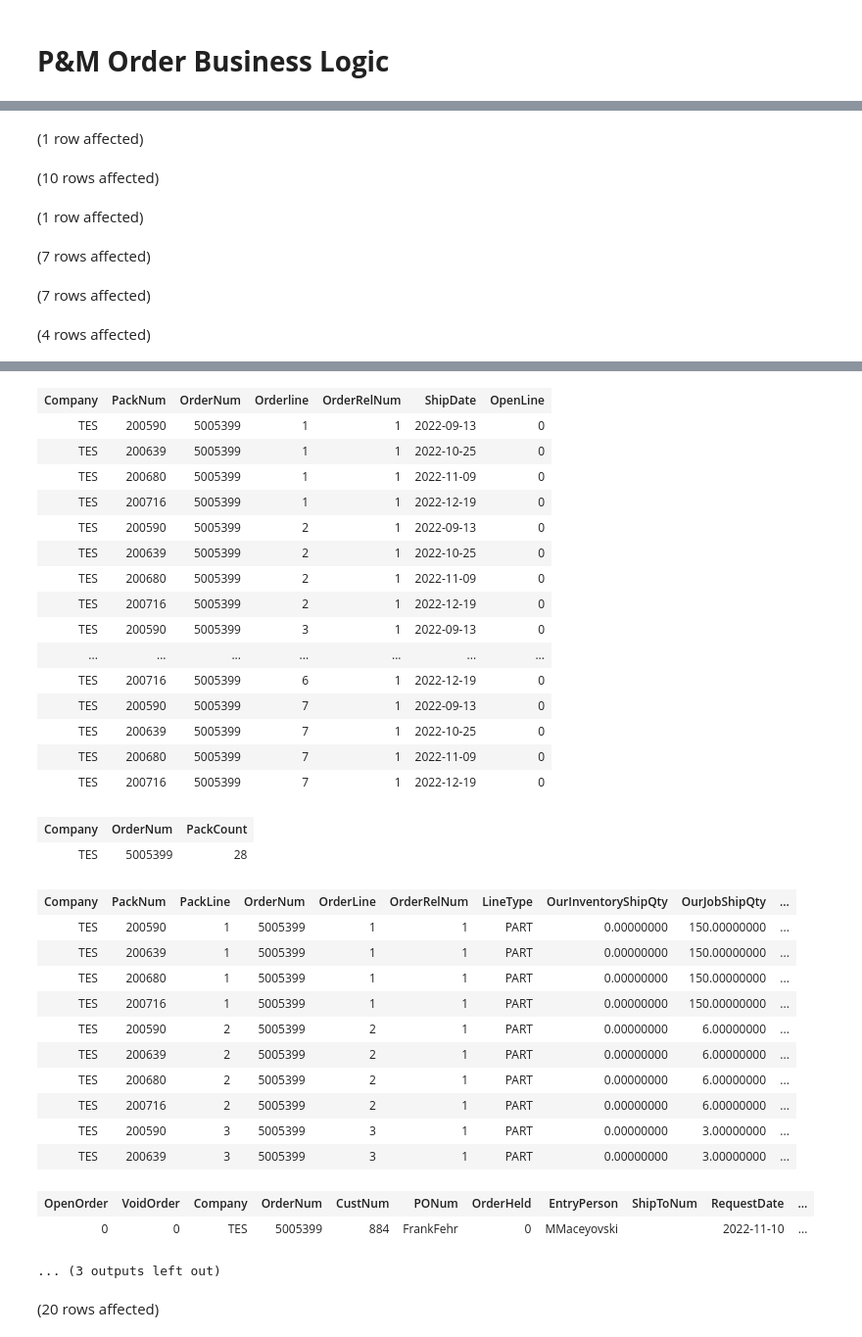
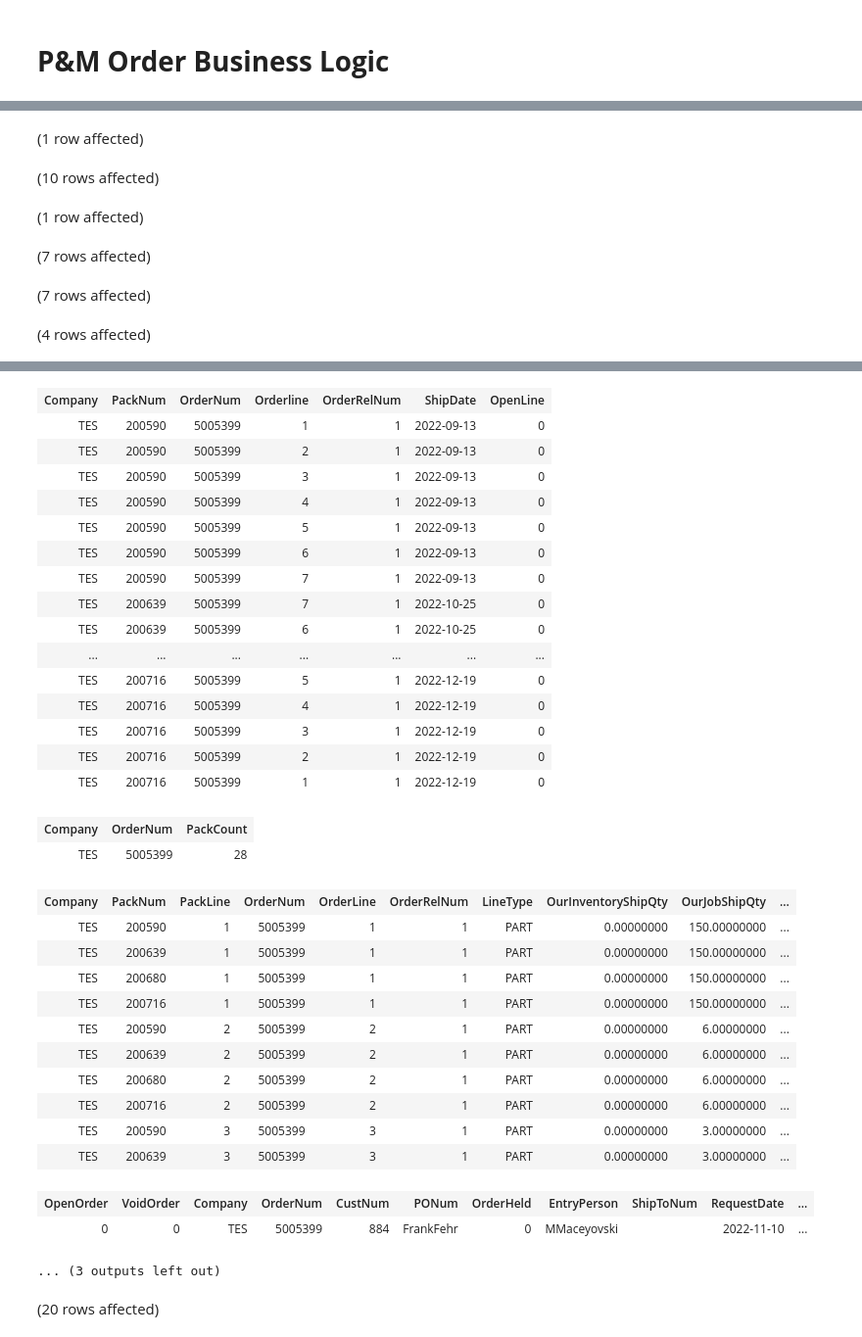
Before and after one commit to mdelisio/SQL-Scripts, a Jupyter notebook: Tickets/1566 - P&M Orders/P&M reporting Ticket1566.ipynb, the cells around one changed output, grey strips where cells are left out. Shown at 98% size. Drawn from its saved outputs; the diff is of its cells as text; code cells hidden in the pictures.

```diff
--- a/Tickets/1566 - P&M Orders/P&M reporting Ticket1566.ipynb
+++ b/Tickets/1566 - P&M Orders/P&M reporting Ticket1566.ipynb
@@ -36,6 +36,7 @@ LEFT JOIN erp.OrderDtl OL
         AND SD.OrderLine = OL.OrderLine
 Where SD.Company = @Company
 and SD.Ordernum = @OrderNum
+Order by SH.ShipDate
 
 SELECT DISTINCT
 Company,
@@ -83,19 +84,19 @@ Total execution time: 00:00:00.315
 | Company | PackNum | OrderNum | Orderline | OrderRelNum | ShipDate | OpenLine |
 | TES | 200590 | 5005399 | 1 | 1 | 2022-09-13 | 0 |
-| TES | 200639 | 5005399 | 1 | 1 | 2022-10-25 | 0 |
-| TES | 200680 | 5005399 | 1 | 1 | 2022-11-09 | 0 |
-| TES | 200716 | 5005399 | 1 | 1 | 2022-12-19 | 0 |
 | TES | 200590 | 5005399 | 2 | 1 | 2022-09-13 | 0 |
-| TES | 200639 | 5005399 | 2 | 1 | 2022-10-25 | 0 |
-| TES | 200680 | 5005399 | 2 | 1 | 2022-11-09 | 0 |
-| TES | 200716 | 5005399 | 2 | 1 | 2022-12-19 | 0 |
 | TES | 200590 | 5005399 | 3 | 1 | 2022-09-13 | 0 |
-| ... | ... | ... | ... | ... | ... | ... |
-| TES | 200716 | 5005399 | 6 | 1 | 2022-12-19 | 0 |
+| TES | 200590 | 5005399 | 4 | 1 | 2022-09-13 | 0 |
+| TES | 200590 | 5005399 | 5 | 1 | 2022-09-13 | 0 |
+| TES | 200590 | 5005399 | 6 | 1 | 2022-09-13 | 0 |
 | TES | 200590 | 5005399 | 7 | 1 | 2022-09-13 | 0 |
 | TES | 200639 | 5005399 | 7 | 1 | 2022-10-25 | 0 |
-| TES | 200680 | 5005399 | 7 | 1 | 2022-11-09 | 0 |
-| TES | 200716 | 5005399 | 7 | 1 | 2022-12-19 | 0 |
+| TES | 200639 | 5005399 | 6 | 1 | 2022-10-25 | 0 |
+| ... | ... | ... | ... | ... | ... | ... |
+| TES | 200716 | 5005399 | 5 | 1 | 2022-12-19 | 0 |
+| TES | 200716 | 5005399 | 4 | 1 | 2022-12-19 | 0 |
+| TES | 200716 | 5005399 | 3 | 1 | 2022-12-19 | 0 |
+| TES | 200716 | 5005399 | 2 | 1 | 2022-12-19 | 0 |
+| TES | 200716 | 5005399 | 1 | 1 | 2022-12-19 | 0 |
 | Company | OrderNum | PackCount |
 | TES | 5005399 | 28 |
 | Company | PackNum | PackLine | OrderNum | OrderLine | OrderRelNum | LineType | OurInventoryShipQty | OurJobShipQty | ... |
```
Also changed, not shown: parts of 1 cell of this notebook, 7 other files.
